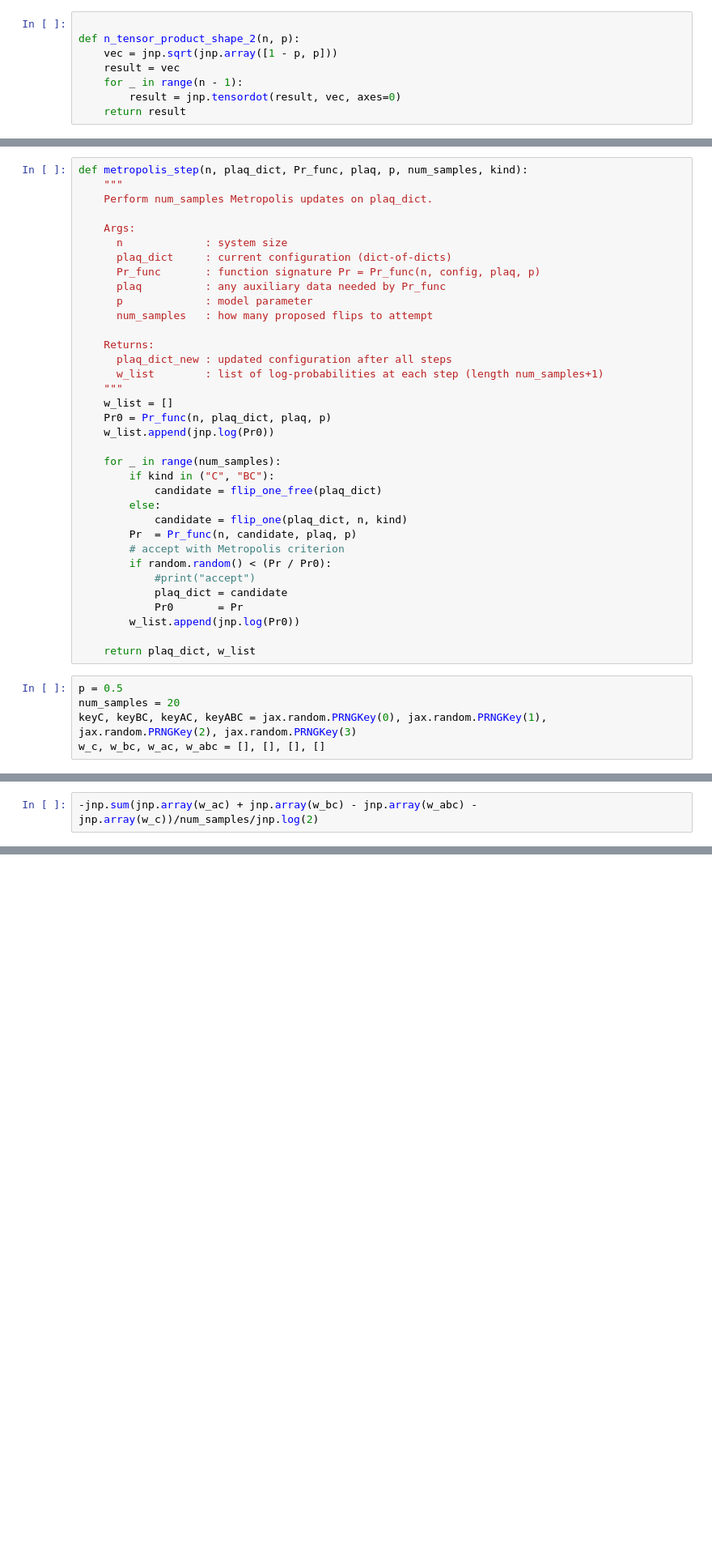
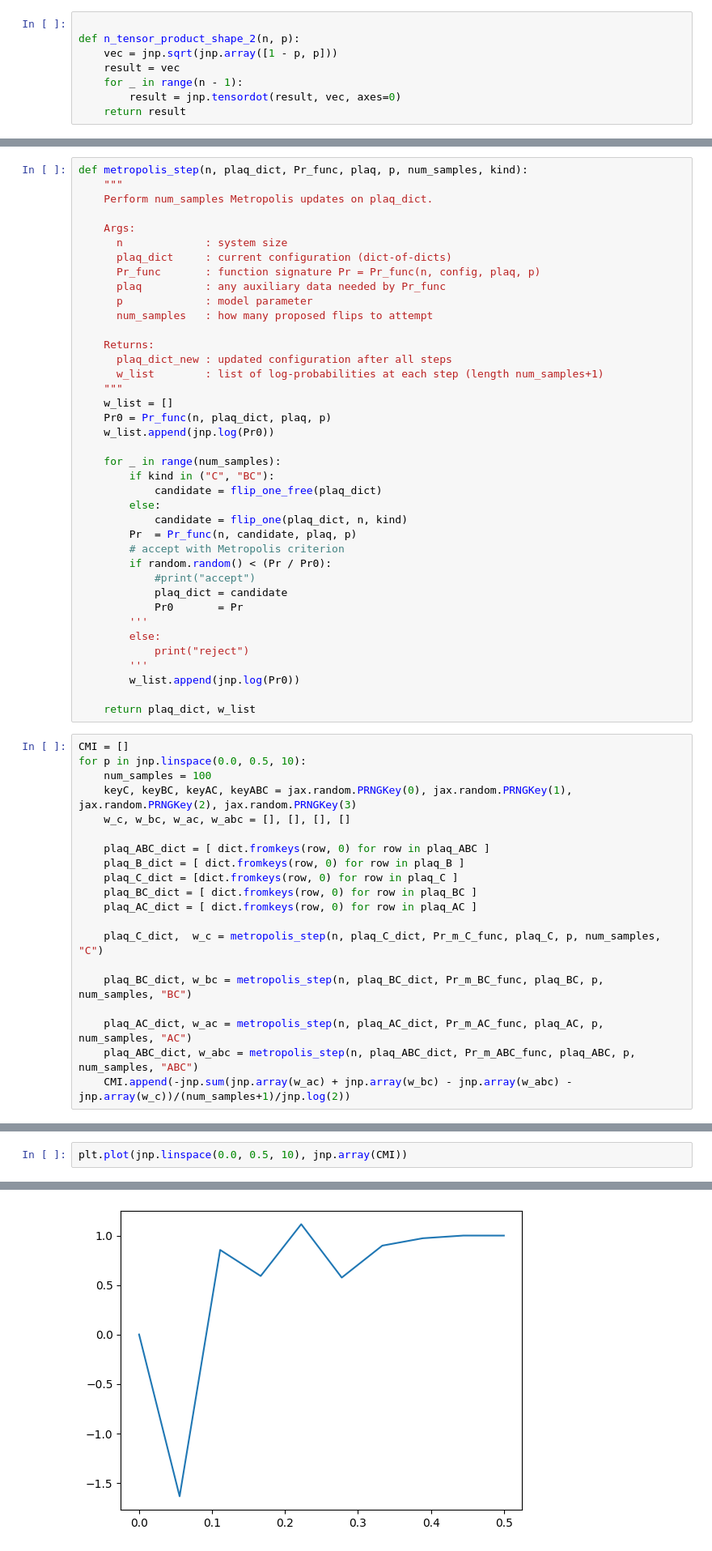
Before and after one commit to xiaotai-yang/mixed-topo, a Jupyter notebook: domain_wall_levin_wen-2.ipynb, the cells around one changed output, grey strips where cells are left out. Shown at 81% size. Cells and saved outputs as stored; diff of their text form; blank space fills up the shorter version.

```diff
--- a/domain_wall_levin_wen-2.ipynb
+++ b/domain_wall_levin_wen-2.ipynb
@@ -638,11 +695,30 @@ def metropolis_step(n, plaq_dict, Pr_func, plaq, p, num_samples, kind):
             #print("accept")
             plaq_dict = candidate
             Pr0       = Pr
+        '''
+        else:
+            print("reject")
+        '''
         w_list.append(jnp.log(Pr0))
 
     return plaq_dict, w_list
 # %%
-p = 0.5
-num_samples = 20
-keyC, keyBC, keyAC, keyABC = jax.random.PRNGKey(0), jax.random.PRNGKey(1), jax.random.PRNGKey(2), jax.random.PRNGKey(3)
-w_c, w_bc, w_ac, w_abc = [], [], [], []
+CMI = []
+for p in jnp.linspace(0.0, 0.5, 10):
+    num_samples = 100
+    keyC, keyBC, keyAC, keyABC = jax.random.PRNGKey(0), jax.random.PRNGKey(1), jax.random.PRNGKey(2), jax.random.PRNGKey(3)
+    w_c, w_bc, w_ac, w_abc = [], [], [], []
+
+    plaq_ABC_dict = [ dict.fromkeys(row, 0) for row in plaq_ABC ]
+    plaq_B_dict = [ dict.fromkeys(row, 0) for row in plaq_B ]
+    plaq_C_dict = [dict.fromkeys(row, 0) for row in plaq_C ]
+    plaq_BC_dict = [ dict.fromkeys(row, 0) for row in plaq_BC ]
+    plaq_AC_dict = [ dict.fromkeys(row, 0) for row in plaq_AC ]
+
+    plaq_C_dict,  w_c = metropolis_step(n, plaq_C_dict, Pr_m_C_func, plaq_C, p, num_samples, "C")
+
+    plaq_BC_dict, w_bc = metropolis_step(n, plaq_BC_dict, Pr_m_BC_func, plaq_BC, p, num_samples, "BC")
+
+    plaq_AC_dict, w_ac = metropolis_step(n, plaq_AC_dict, Pr_m_AC_func, plaq_AC, p, num_samples, "AC")
+    plaq_ABC_dict, w_abc = metropolis_step(n, plaq_ABC_dict, Pr_m_ABC_func, plaq_ABC, p, num_samples, "ABC")
+    CMI.append(-jnp.sum(jnp.array(w_ac) + jnp.array(w_bc) - jnp.array(w_abc) - jnp.array(w_c))/(num_samples+1)/jnp.log(2))
@@ -655,3 +725,3 @@ plaq_ABC_dict, w_abc = metropolis_step(n, plaq_ABC_dict, Pr_m_ABC_func, plaq_ABC
 # %%
--jnp.sum(jnp.array(w_ac) + jnp.array(w_bc) - jnp.array(w_abc) - jnp.array(w_c))/num_samples/jnp.log(2)
+plt.plot(jnp.linspace(0.0, 0.5, 10), jnp.array(CMI))
 # %% [output]
@@ -658,0 +729 @@ Array(2.1, dtype=float64)
+[figure, added]
```
Also changed, not shown: parts of 16 cells of this notebook, 1 other file.
